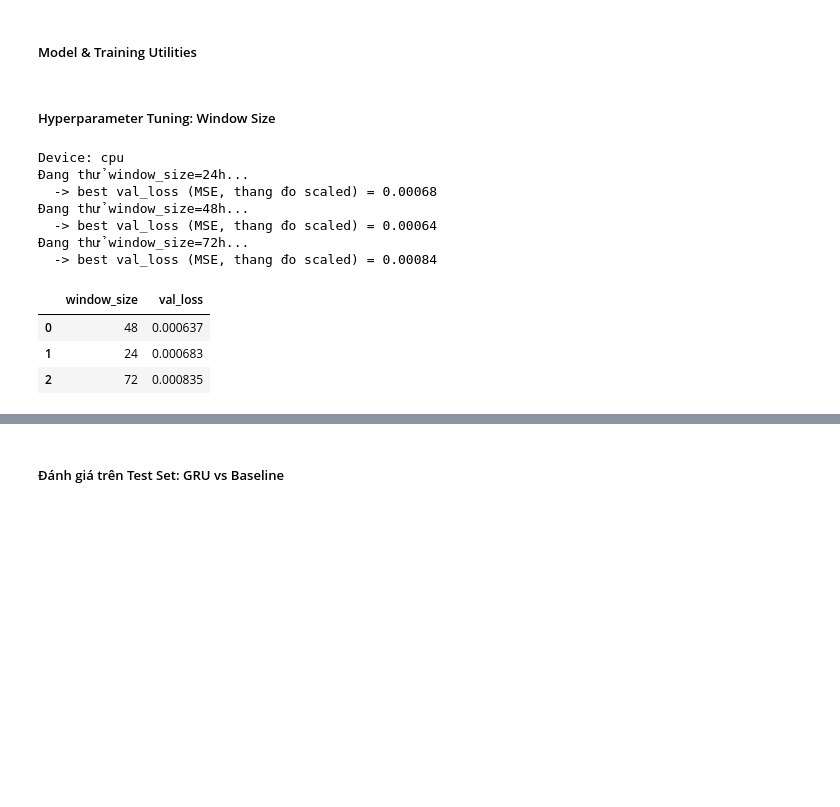
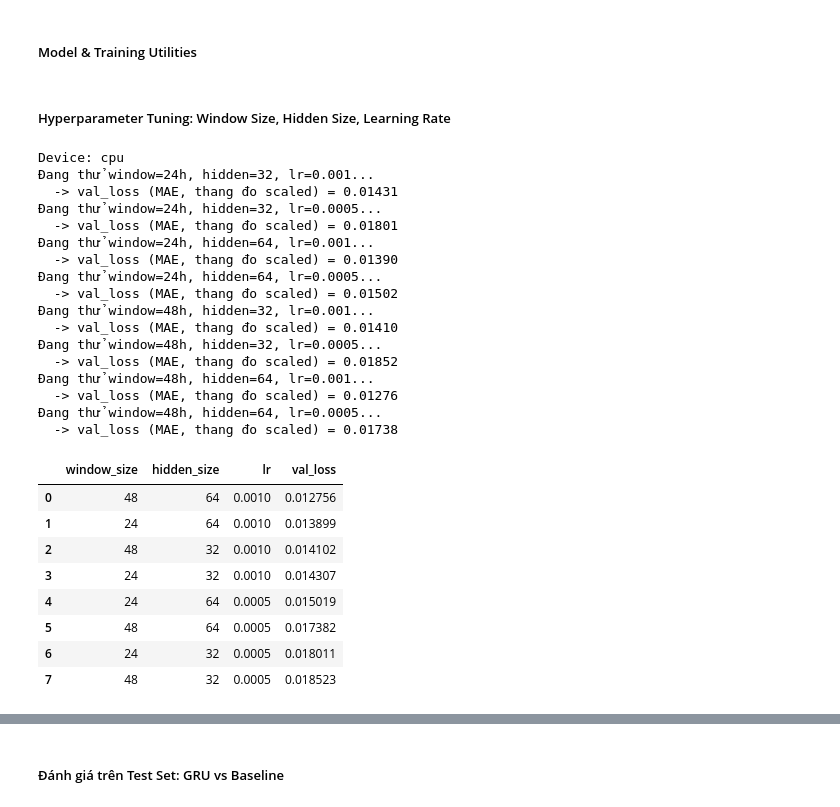
Before and after one commit to thiennguyen37-qn/PM2.5-GRU, a Jupyter notebook: 04_modeling.ipynb, the cells around one changed output, grey strips where cells are left out. Saved outputs shown, nothing was run; the diff lists cells and outputs as text; code cells hidden in the pictures; blank space fills up the shorter version.

```diff
--- a/04_modeling.ipynb
+++ b/04_modeling.ipynb
@@ -80,7 +78,7 @@ def train_model(train_scaled, val_scaled, pm25_col_idx, window_size, hidden_size
     model = GRUModel(input_size=X_train.shape[2], hidden_size=hidden_size,
                       num_layers=num_layers, dropout=dropout).to(device)
     optimizer = torch.optim.Adam(model.parameters(), lr=lr)
-    criterion = nn.MSELoss()
+    criterion = nn.L1Loss()  # MAE thay vì MSE: khớp với metric đánh giá cuối, ít bị outlier/cú giật chi phối hơn
 
     history = {'train_loss': [], 'val_loss': []}
     best_val_loss = float('inf')
@@ -127,39 +125,57 @@ def train_model(train_scaled, val_scaled, pm25_col_idx, window_size, hidden_size
     model.load_state_dict(best_state)
     return model, best_val_loss, history
 # %% [markdown]
-##### Hyperparameter Tuning: Window Size
+##### Hyperparameter Tuning: Window Size, Hidden Size, Learning Rate
 # %%
-# Grid search window_size dựa trên 3 ứng viên đã bàn ở 02_eda.ipynb (chu kỳ ngày-đêm đã xác nhận qua
-# ACF/PACF & Periodogram, không có weekly seasonality nên không cần thử window dài hơn 72h).
-# Các hyperparameter khác giữ cố định để search chỉ tập trung vào câu hỏi "window size bao nhiêu là đủ".
+# Mở rộng grid search: window_size x hidden_size x learning_rate (bỏ window=72h vì đã thua ở 2 lần search
+# trước, tập trung ngân sách tính toán vào vùng có triển vọng hơn để mở rộng thêm 2 chiều mới).
 torch.manual_seed(42)
 device = torch.device('cuda' if torch.cuda.is_available() else 'cpu')
 print(f"Device: {device}")
 
-window_candidates = [24, 48, 72]
+window_candidates = [24, 48]
+hidden_candidates = [32, 64]
+lr_candidates = [1e-3, 5e-4]
+
 search_results = []
-
 for ws in window_candidates:
-    print(f"Đang thử window_size={ws}h...")
-    _, val_loss, _ = train_model(
-        train_scaled, val_scaled, pm25_col_idx,
-        window_size=ws, hidden_size=32, max_epochs=6, patience=2, device=device,
-    )
-    search_results.append({'window_size': ws, 'val_loss': val_loss})
-    print(f"  -> best val_loss (MSE, thang đo scaled) = {val_loss:.5f}")
+    for hs in hidden_candidates:
+        for lr in lr_candidates:
+            print(f"Đang thử window={ws}h, hidden={hs}, lr={lr}...")
+            _, val_loss, _ = train_model(
+                train_scaled, val_scaled, pm25_col_idx,
+                window_size=ws, hidden_size=hs, lr=lr, max_epochs=6, patience=2, device=device,
+            )
+            search_results.append({'window_size': ws, 'hidden_size': hs, 'lr': lr, 'val_loss': val_loss})
+            print(f"  -> val_loss (MAE, thang đo scaled) = {val_loss:.5f}")
 
 results_df = pd.DataFrame(search_results).sort_values('val_loss').reset_index(drop=True)
 results_df
 # %% [output]
 Device: cpu
-Đang thử window_size=24h...
-  -> best val_loss (MSE, thang đo scaled) = 0.00068
-Đang thử window_size=48h...
-  -> best val_loss (MSE, thang đo scaled) = 0.00064
-Đang thử window_size=72h...
-  -> best val_loss (MSE, thang đo scaled) = 0.00084
+Đang thử window=24h, hidden=32, lr=0.001...
+  -> val_loss (MAE, thang đo scaled) = 0.01431
+Đang thử window=24h, hidden=32, lr=0.0005...
+  -> val_loss (MAE, thang đo scaled) = 0.01801
+Đang thử window=24h, hidden=64, lr=0.001...
+  -> val_loss (MAE, thang đo scaled) = 0.01390
+Đang thử window=24h, hidden=64, lr=0.0005...
+  -> val_loss (MAE, thang đo scaled) = 0.01502
+Đang thử window=48h, hidden=32, lr=0.001...
+  -> val_loss (MAE, thang đo scaled) = 0.01410
+Đang thử window=48h, hidden=32, lr=0.0005...
+  -> val_loss (MAE, thang đo scaled) = 0.01852
+Đang thử window=48h, hidden=64, lr=0.001...
+  -> val_loss (MAE, thang đo scaled) = 0.01276
+Đang thử window=48h, hidden=64, lr=0.0005...
+  -> val_loss (MAE, thang đo scaled) = 0.01738
-|  | window_size | val_loss |
-| 0 | 48 | 0.000637 |
-| 1 | 24 | 0.000683 |
-| 2 | 72 | 0.000835 |
+|  | window_size | hidden_size | lr | val_loss |
+| 0 | 48 | 64 | 0.0010 | 0.012756 |
+| 1 | 24 | 64 | 0.0010 | 0.013899 |
+| 2 | 48 | 32 | 0.0010 | 0.014102 |
+| 3 | 24 | 32 | 0.0010 | 0.014307 |
+| 4 | 24 | 64 | 0.0005 | 0.015019 |
+| 5 | 48 | 64 | 0.0005 | 0.017382 |
+| 6 | 24 | 32 | 0.0005 | 0.018011 |
+| 7 | 48 | 32 | 0.0005 | 0.018523 |
 # %%
```
Also changed, not shown: parts of 9 cells of this notebook, 1 other file.
